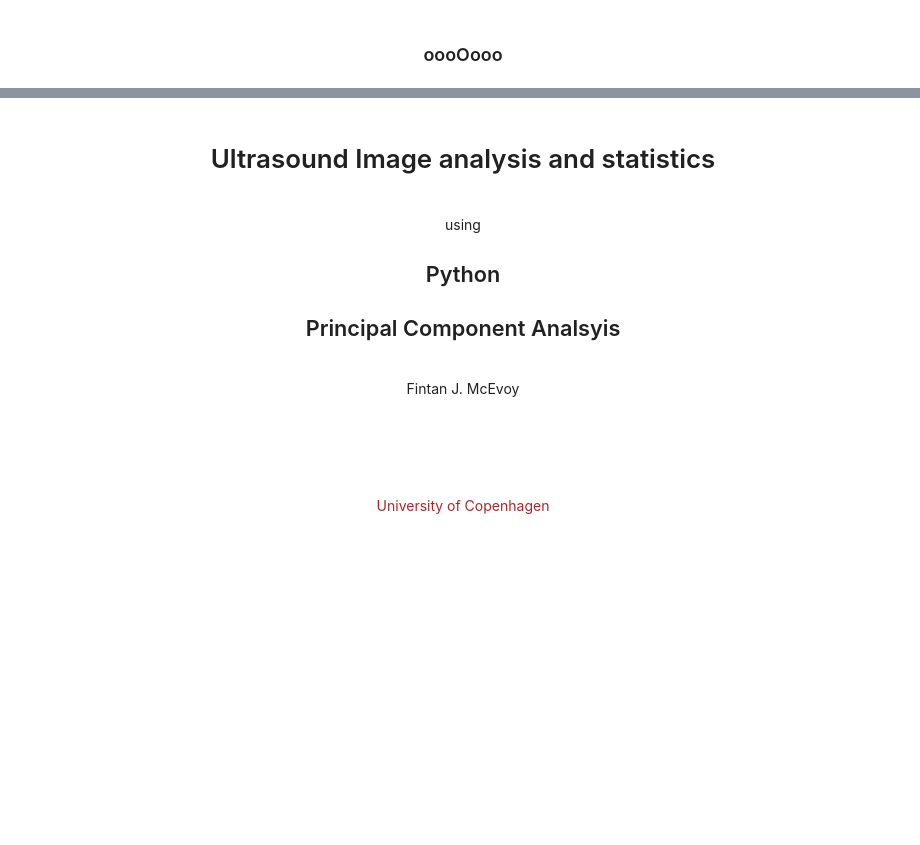
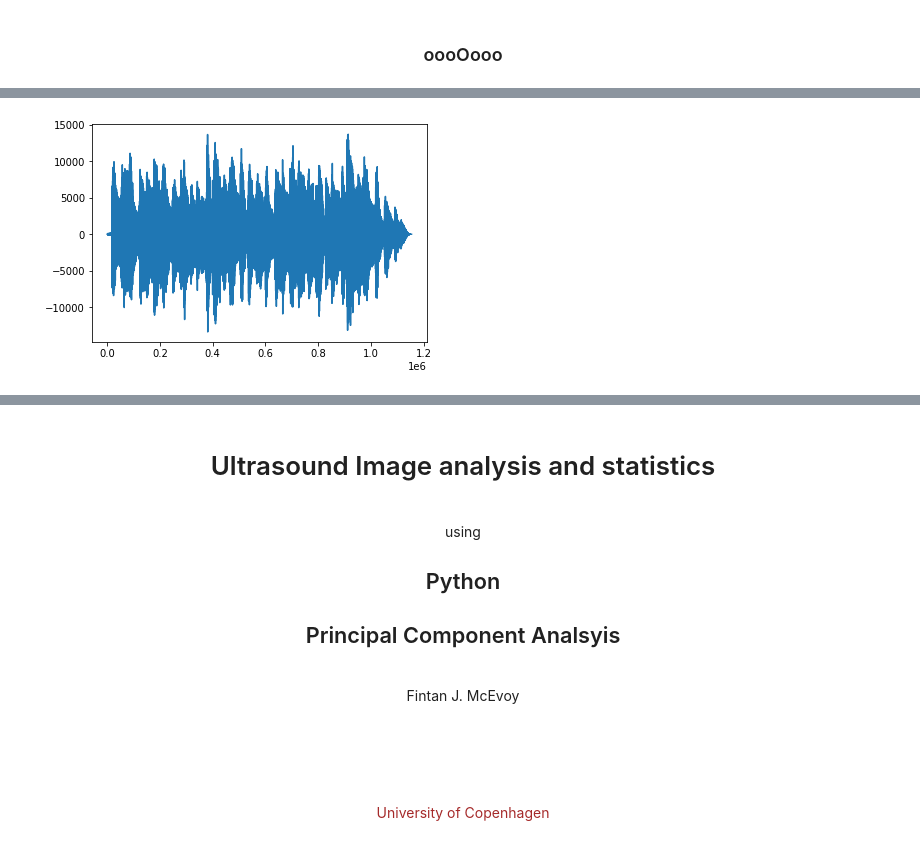
Before and after one commit to Fintan-McEvoy/vila_real, a Jupyter notebook: notebook-binder.ipynb, the cells around one changed output, grey strips where cells are left out. Saved outputs shown, nothing was run; the diff lists cells and outputs as text; code cells hidden in the pictures; blank space fills up the shorter version.

```diff
--- a/notebook-binder.ipynb
+++ b/notebook-binder.ipynb
@@ -347,0 +353,28 @@ df_loadings
+# %%
+#!pip install pydub
+
+def PowerSpectrum(path_to_mp3):
+    from pydub import AudioSegment
+    audio_file = AudioSegment.from_file(path_to_mp3)
+
+    # This will open and read the audio file with pydub.  Replace the file path with
+    # your own file.
+
+
+    # Set up a list for us to dump PCM samples into, and create a 'data' variable
+    # so we don't need to type audio_file._data again
+    data = audio_file._data
+    global pcm16_signed_integers
+    pcm16_signed_integers = []
+
+    # This loop decodes the bytestring into PCM samples.
+    # The bytestring is a stream of little-endian encoded signed integers.
+    # This basically just cuts each two-byte sample out of the bytestring, converts
+    # it to an integer, and appends it to the list of samples.
+    for sample_index in range(len(data)//2):
+        sample = int.from_bytes(data[sample_index*2:sample_index*2+2], 'little', signed=True)
+        pcm16_signed_integers.append(sample)
+
+    # Now plot the samples!
+    plt.plot(pcm16_signed_integers)
+    plt.show()
@@ -347,0 +401,4 @@ df_loadings
+# %%
+PowerSpectrum(home+"/images/cross.mp3")
+# %% [output]
+[figure, added]
```
Also changed, not shown: parts of 8 cells of this notebook.
